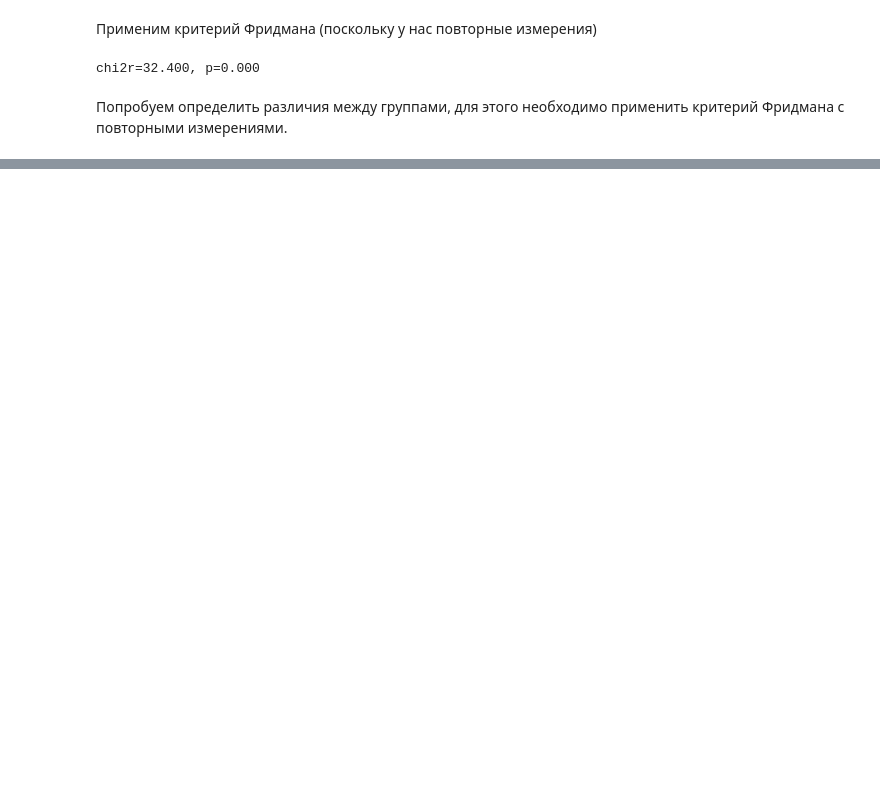
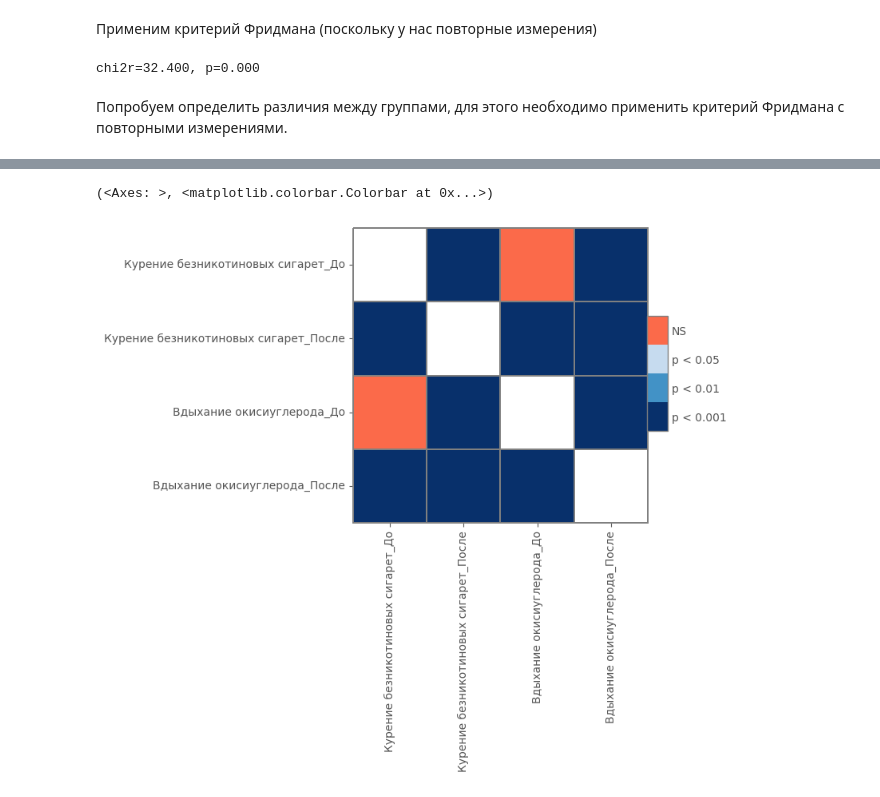
Before and after one commit to Vakhranev/MGIMO, a Jupyter notebook: 28 февраля.ipynb, the cells around one changed output, grey strips where cells are left out. Cells and saved outputs as stored; diff of their text form; code cells hidden in the pictures; blank space fills up the shorter version.

```diff
--- a/28 февраля.ipynb
+++ b/28 февраля.ipynb
@@ -860,0 +862,7 @@ pcf
+# %%
+cmap = ['1', '#fb6a4a',  '#08306b',  '#4292c6', '#c6dbef']
+heatmap_args = {'cmap': cmap, 'linewidths': 0.25, 'linecolor': '0.5', 'clip_on': False, 'square': True, 'cbar_ax_bbox': [0.80, 0.35, 0.04, 0.3]}
+sp.sign_plot(pcf, **heatmap_args)
+# %% [output]
+(<Axes: >, <matplotlib.colorbar.Colorbar at 0x...>)
+[figure, added]
```
Also changed, not shown: parts of 29 cells of this notebook.
